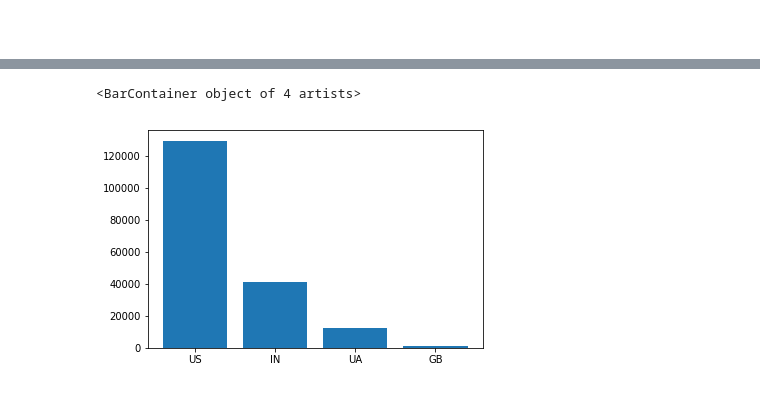
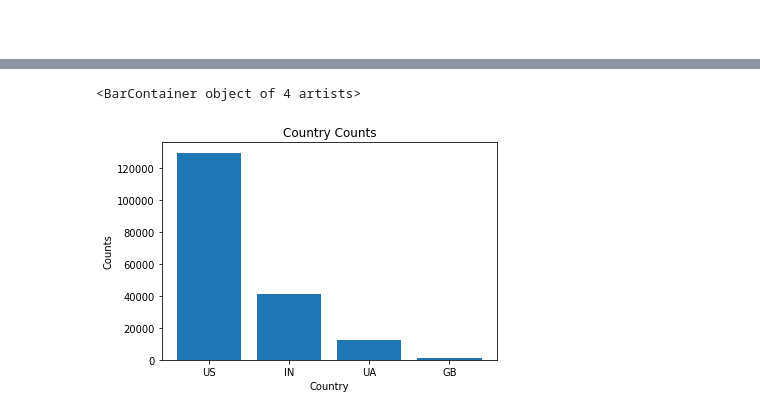
Before and after one commit to prkrishnan1/Simmer_DSS_SP20_Project_1, a Jupyter notebook: EDA.ipynb, the cells around one changed output, grey strips where cells are left out. Drawn from its saved outputs; the diff is of its cells as text; code cells hidden in the pictures.

```diff
--- a/EDA.ipynb
+++ b/EDA.ipynb
@@ -139,0 +9,6 @@ nullCountsOctNov[nullCountsOctNov['Null Count'] < .3 * len(octNov19)]
+# %%
+febMar20 = pd.read_csv('Simmer_FebMar20.csv', low_memory=False)
+decJan19 = pd.read_csv('Simmer_DecJan19.csv', low_memory=False)
+augSep19 = pd.read_csv('Simmer_AugSep19.csv', low_memory=False)
+octNov19 = pd.read_csv('Simmer_OctNov19.csv', low_memory=False)
+peopleDF = pd.read_csv('People_Sample.csv', low_memory=False)
@@ -140,7 +38,24 @@ nullCountsOctNov[nullCountsOctNov['Null Count'] < .3 * len(octNov19)]
+# %%
+final_selected_columns = ['name',
+ 'distinct_id',
+ 'time',
+ 'properties.$ae_session_length',
+ 'properties.$city',
+ 'properties.$region',
+ 'properties.mp_country_code',
+ 'properties.locationSetting',
+ 'properties.notificationSettings',
+ 'properties.FirstTimeUploaded',
+ 'properties.$had_persisted_distinct_id',
+ 'properties.Signup With',
+ 'properties.imageAdded',
+ 'properties.commentAdded',
+ 'properties.commentLength',
+ 'properties.ImageUploaded']
 # %%
 columns_values = {}
 df_list = [febMar20, decJan19, octNov19, augSep19]
-selected_columns = list(nullCountsOctNov[nullCountsOctNov['Null Count'] < .3 * len(octNov19)]['Column Name'])
+selected_columns = final_selected_columns
 for column in selected_columns:
     for df in df_list:
         if column in columns_values:
@@ -186,7 +100,11 @@ Name: properties.$region, Length: 253, dtype: int64
 # %%
 series = past7Months['properties.mp_country_code'].value_counts()
 region = series[series > 1000] #More than 1000 records of country_code
+
+plt.title('Country Counts')
+plt.xlabel('Country')
+plt.ylabel('Counts')
 plt.bar(region.index, region.values)
 # %% [output]
 <BarContainer object of 4 artists>
-[figure, old version]
+[figure, new version]
```
Also changed, not shown: parts of 55 cells of this notebook, 1 other file.
